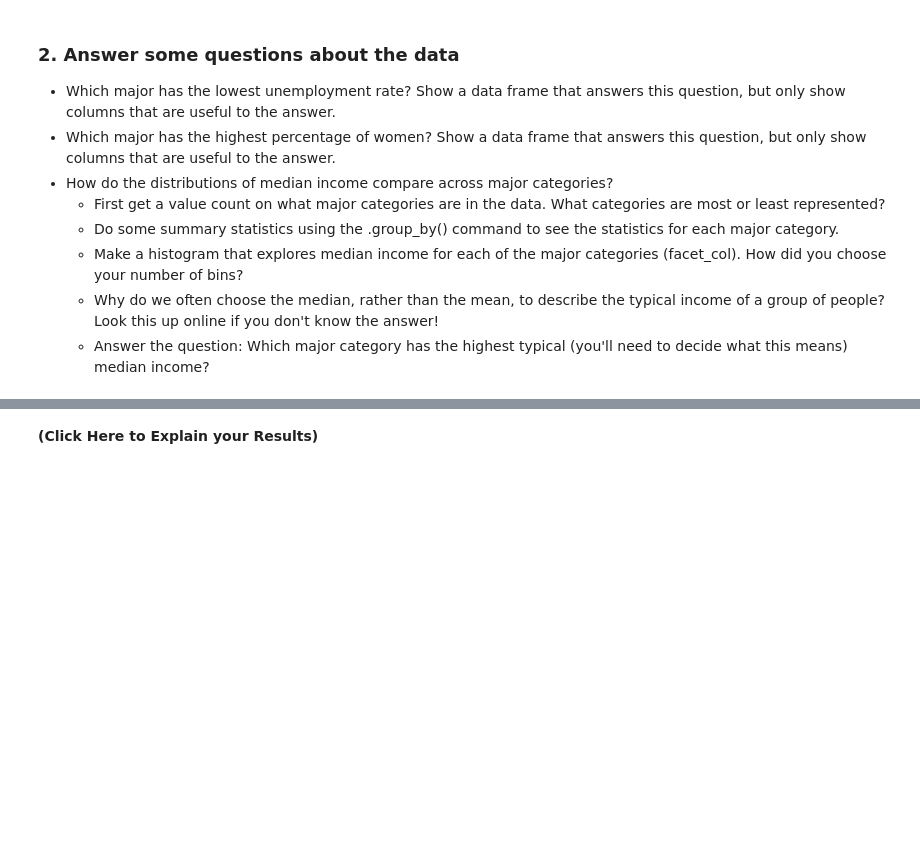
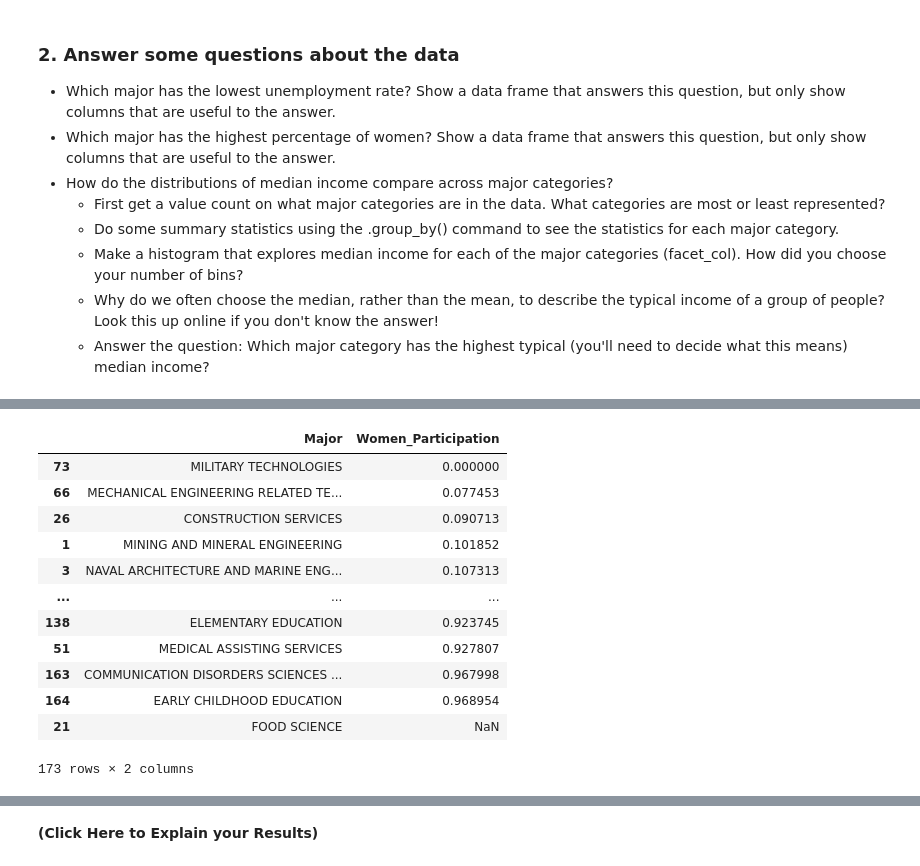
Before and after one commit to josephmadigan-alt/Data101_JosephMadiganRePo, a Jupyter notebook: Day7.ipynb, the cells around one changed output, grey strips where cells are left out. Saved outputs shown, nothing was run; the diff lists cells and outputs as text; code cells hidden in the pictures; blank space fills up the shorter version.

```diff
--- a/Day7.ipynb
+++ b/Day7.ipynb
@@ -214,2 +240,22 @@ DF_raw
 # %%
-#
+#SAME AS ABOVE BUT USUING MATH (ALSO CREATES NEW COLLUMN)
+
+collu = ['Major', 'Total', 'Women']
+DF_percent = DF_raw.copy()
+
+DF_percent['Women_Participation'] = (DF_percent['Women'] / DF_percent['Total'])
+DF_percent[['Major','Women_Participation']].sort_values(by='Women_Participation', ascending=True)
+# %% [output]
+|  | Major | Women_Participation |
+| 73 | MILITARY TECHNOLOGIES | 0.000000 |
+| 66 | MECHANICAL ENGINEERING RELATED TE... | 0.077453 |
+| 26 | CONSTRUCTION SERVICES | 0.090713 |
+| 1 | MINING AND MINERAL ENGINEERING | 0.101852 |
+| 3 | NAVAL ARCHITECTURE AND MARINE ENG... | 0.107313 |
+| ... | ... | ... |
+| 138 | ELEMENTARY EDUCATION | 0.923745 |
+| 51 | MEDICAL ASSISTING SERVICES | 0.927807 |
+| 163 | COMMUNICATION DISORDERS SCIENCES ... | 0.967998 |
+| 164 | EARLY CHILDHOOD EDUCATION | 0.968954 |
+| 21 | FOOD SCIENCE | NaN |
+173 rows × 2 columns
```
Also changed, not shown: parts of 11 cells of this notebook, 2 other files.
